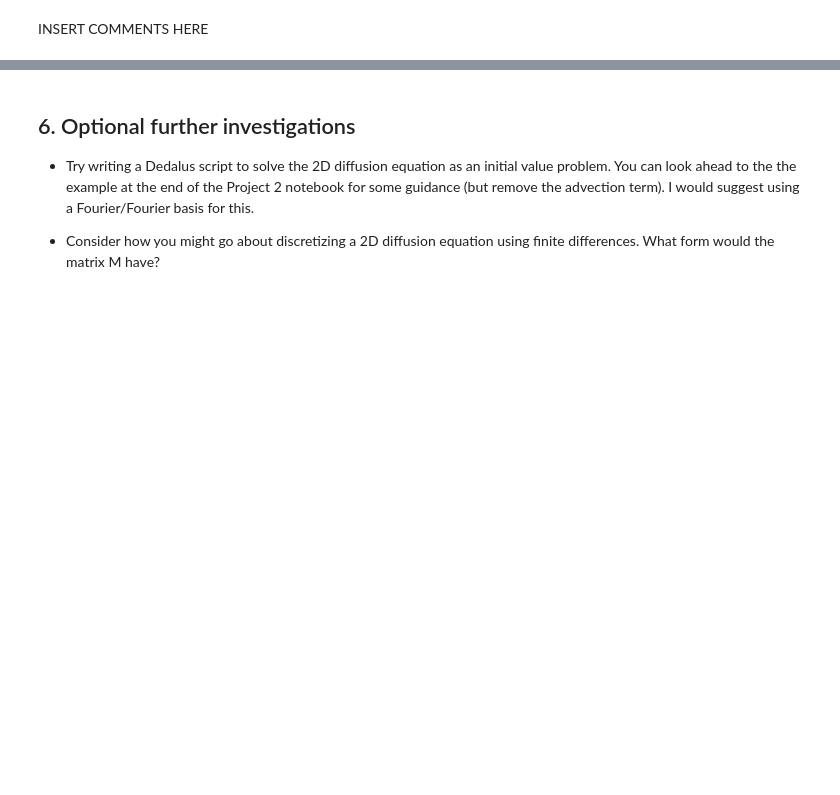
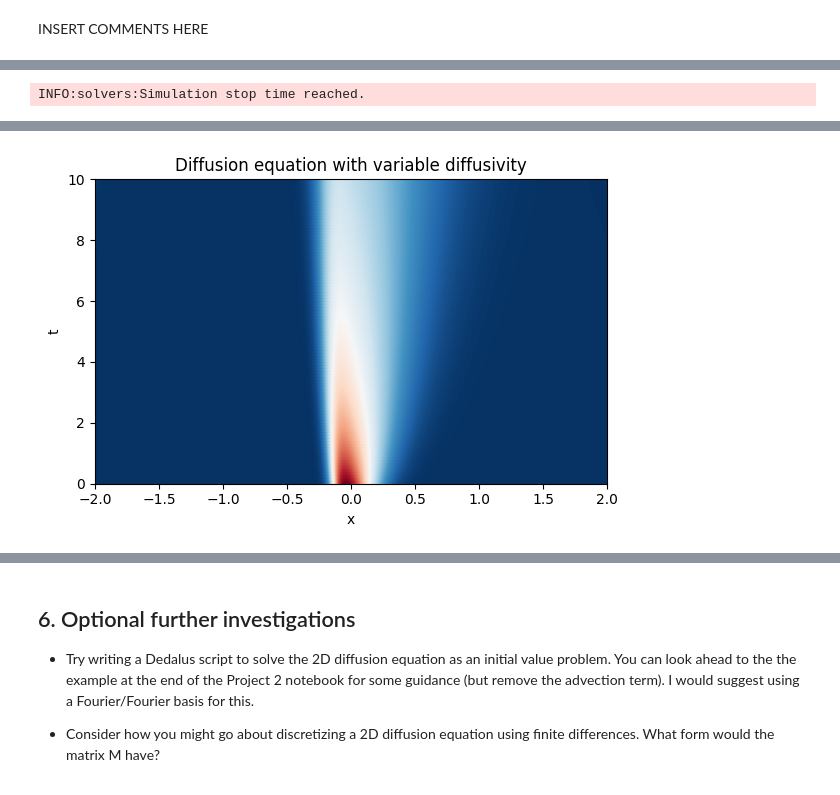
Before and after one commit to StarYuxinChen/QCES, a Jupyter notebook: Project1_dedalus.ipynb, the cells around one changed output, grey strips where cells are left out. Saved outputs shown, nothing was run; the diff lists cells and outputs as text; code cells hidden in the pictures; blank space fills up the shorter version.

```diff
--- a/Project1_dedalus.ipynb
+++ b/Project1_dedalus.ipynb
@@ -459,11 +473,4 @@ By analyzing the numerical solution over sufficient time (e.g., $t = 8000$), the
 # %%
-import numpy as np
-import matplotlib.pyplot as plt
-import dedalus.public as dedalus
-import logging
-logger = logging.getLogger(__name__)
-
-# Parameters for the problem
 Nx = 1024
 Lx = 2
 x_start = -Lx
@@ -559,13 +561,6 @@ Explore the behaviour of the solution as you vary the parameters associated with
 # %% [markdown]
 INSERT COMMENTS HERE
 # %%
-# Import required packages
-import numpy as np
-import matplotlib.pyplot as plt
-import dedalus.public as dedalus
-import logging
-logger = logging.getLogger(__name__)
-
 # Parameters for the problem
 Nx = 1024  # Number of grid points
 Lx = 2  # Domain size in x
@@ -638 +633,50 @@ INFO:solvers:Simulation stop time reached.
 [figure]
+# %%
+kappa_0 = 0.01  # Base diffusivity
+
+# Define the spatially varying diffusivity
+kappa = dist.Field(name='kappa', bases=x_basis)
+kappa['g'] = kappa_0 * (0.1 + np.tanh(x / 0.1) + 1) / 2
+
+# Operators
+dx = lambda a: dedalus.Differentiate(a, xcoord)  # Derivative operator
+
+# Specify the problem
+problem = dedalus.IVP([c], namespace=locals())
+problem.add_equation("dt(c) - dx(kappa * dx(c)) = 0")  # PDE to solve
+
+# Time stepper and solver
+timestepper = dedalus.CNAB1
+solver = problem.build_solver(timestepper)
+
+solver.stop_sim_time = 10  # Stop at 10 simulation time units
+
+# Main loop
+timestep = 0.1
+c.change_scales(1)
+c_save = [np.copy(c['g'])]  # Save initial condition
+t_save = [solver.sim_time]
+
+while solver.proceed:
+    solver.step(timestep)
+    if solver.iteration % 500 == 0:
+        logger.info(f"Iteration={solver.iteration}, Time={solver.sim_time:.4e}, dt={timestep:.4e}")
+    c.change_scales(1)
+    c_save.append(np.copy(c['g']))
+    t_save.append(solver.sim_time)
+
+# Convert to arrays for plotting
+t_save = np.array(t_save)
+c_save = np.array(c_save)
+
+# Plotting
+plt.figure(figsize=(6, 4))
+plt.pcolormesh(x.ravel(), t_save, c_save, cmap='RdBu_r', shading='gouraud', rasterized=True)
+plt.xlim(x_start, x_end)
+plt.ylim(0, solver.stop_sim_time)
+plt.xlabel('x')
+plt.ylabel('t')
+plt.title('Diffusion equation with variable diffusivity')
+plt.tight_layout()
+plt.show()
+# %% [output]
@@ -638,0 +685 @@ INFO:solvers:Simulation stop time reached.
+INFO:solvers:Simulation stop time reached.
@@ -638,0 +687 @@ INFO:solvers:Simulation stop time reached.
+[figure, added]
```
Also changed, not shown: parts of 16 cells of this notebook.
